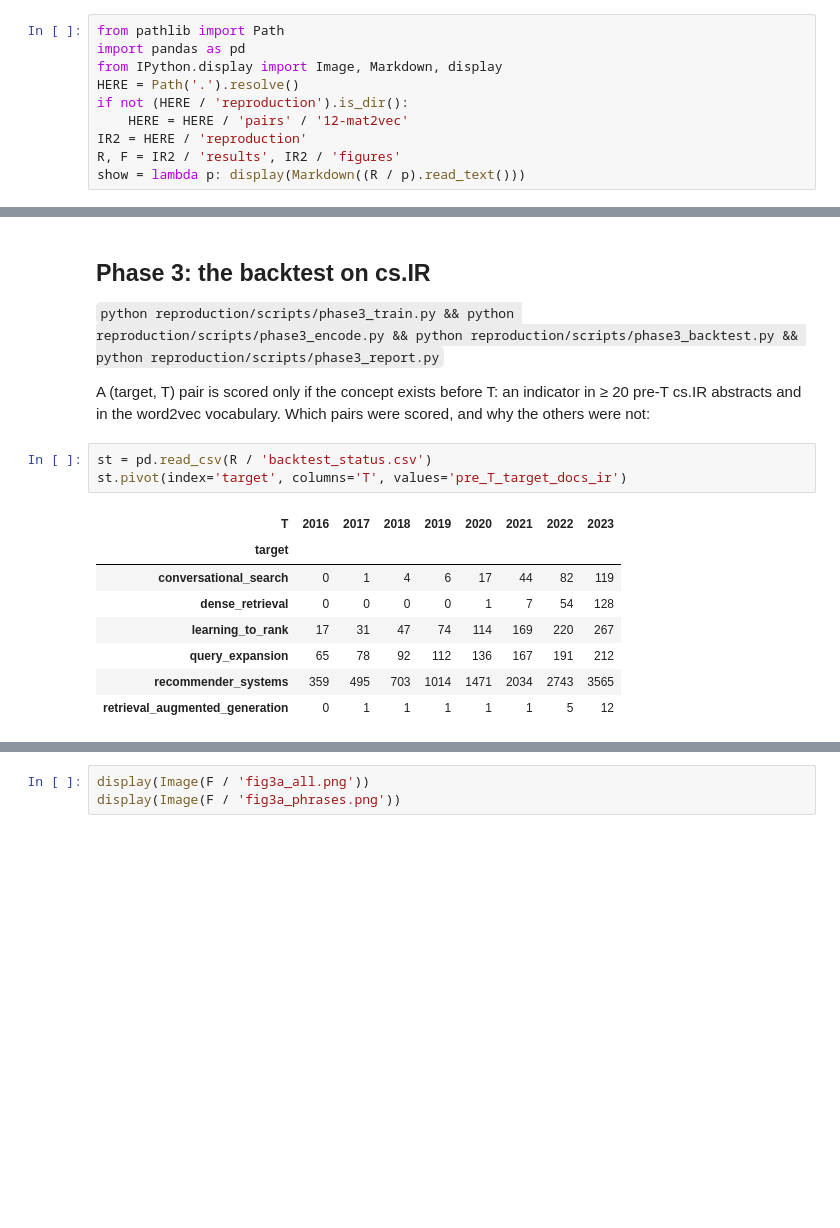
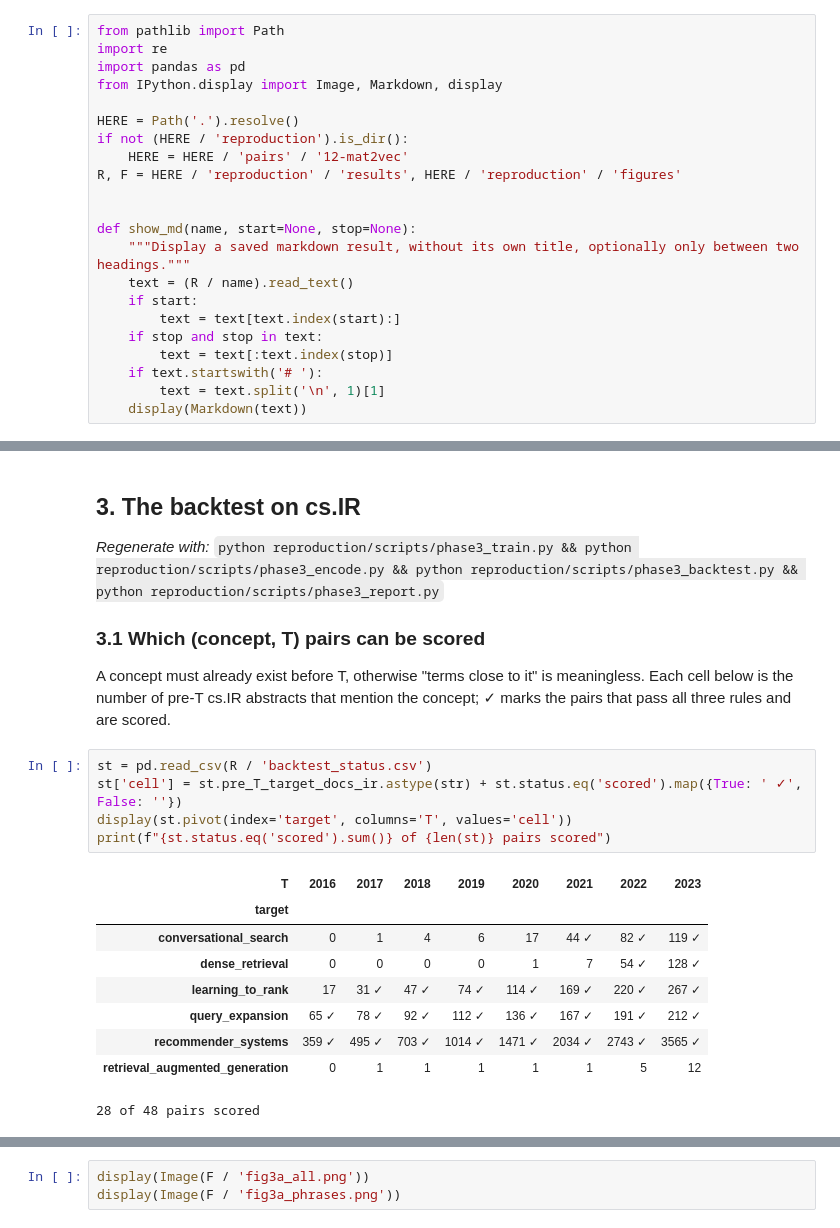
Before and after one commit to alexandre2004costa/mat2vec_IR_experiment, a Jupyter notebook: reproduce.ipynb, the cells around one changed output, grey strips where cells are left out. Saved outputs shown, nothing was run; the diff lists cells and outputs as text; blank space fills up the shorter version.

```diff
--- a/reproduce.ipynb
+++ b/reproduce.ipynb
@@ -7,10 +48,22 @@ This notebook **reads cached artefacts** produced by the scripts in `reproductio
 # %%
 from pathlib import Path
+import re
 import pandas as pd
 from IPython.display import Image, Markdown, display
+
 HERE = Path('.').resolve()
 if not (HERE / 'reproduction').is_dir():
     HERE = HERE / 'pairs' / '12-mat2vec'
-IR2 = HERE / 'reproduction'
-R, F = IR2 / 'results', IR2 / 'figures'
-show = lambda p: display(Markdown((R / p).read_text()))
+R, F = HERE / 'reproduction' / 'results', HERE / 'reproduction' / 'figures'
+
+
+def show_md(name, start=None, stop=None):
+    """Display a saved markdown result, without its own title, optionally only between two headings."""
+    text = (R / name).read_text()
+    if start:
+        text = text[text.index(start):]
+    if stop and stop in text:
+        text = text[:text.index(stop)]
+    if text.startswith('# '):
+        text = text.split('\n', 1)[1]
+    display(Markdown(text))
@@ -60,17 +145,24 @@ show('phase2_cutoffs.md')
 # %% [markdown]
-## Phase 3: the backtest on cs.IR
-`python reproduction/scripts/phase3_train.py && python reproduction/scripts/phase3_encode.py && python reproduction/scripts/phase3_backtest.py && python reproduction/scripts/phase3_report.py`
+## 3. The backtest on cs.IR
 
-A (target, T) pair is scored only if the concept exists before T: an indicator in ≥ 20 pre-T cs.IR abstracts and in the word2vec vocabulary. Which pairs were scored, and why the others were not:
+*Regenerate with:* `python reproduction/scripts/phase3_train.py && python reproduction/scripts/phase3_encode.py && python reproduction/scripts/phase3_backtest.py && python reproduction/scripts/phase3_report.py`
+
+### 3.1 Which (concept, T) pairs can be scored
+
+A concept must already exist before T, otherwise "terms close to it" is meaningless. Each cell below is the number
+of pre-T cs.IR abstracts that mention the concept; ✓ marks the pairs that pass all three rules and are scored.
 # %%
 st = pd.read_csv(R / 'backtest_status.csv')
-st.pivot(index='target', columns='T', values='pre_T_target_docs_ir')
+st['cell'] = st.pre_T_target_docs_ir.astype(str) + st.status.eq('scored').map({True: ' ✓', False: ''})
+display(st.pivot(index='target', columns='T', values='cell'))
+print(f"{st.status.eq('scored').sum()} of {len(st)} pairs scored")
 # %% [output]
 | T | 2016 | 2017 | 2018 | 2019 | 2020 | 2021 | 2022 | 2023 |
 | target |  |  |  |  |  |  |  |  |
-| conversational_search | 0 | 1 | 4 | 6 | 17 | 44 | 82 | 119 |
-| dense_retrieval | 0 | 0 | 0 | 0 | 1 | 7 | 54 | 128 |
-| learning_to_rank | 17 | 31 | 47 | 74 | 114 | 169 | 220 | 267 |
-| query_expansion | 65 | 78 | 92 | 112 | 136 | 167 | 191 | 212 |
-| recommender_systems | 359 | 495 | 703 | 1014 | 1471 | 2034 | 2743 | 3565 |
+| conversational_search | 0 | 1 | 4 | 6 | 17 | 44 ✓ | 82 ✓ | 119 ✓ |
+| dense_retrieval | 0 | 0 | 0 | 0 | 1 | 7 | 54 ✓ | 128 ✓ |
+| learning_to_rank | 17 | 31 ✓ | 47 ✓ | 74 ✓ | 114 ✓ | 169 ✓ | 220 ✓ | 267 ✓ |
+| query_expansion | 65 ✓ | 78 ✓ | 92 ✓ | 112 ✓ | 136 ✓ | 167 ✓ | 191 ✓ | 212 ✓ |
+| recommender_systems | 359 ✓ | 495 ✓ | 703 ✓ | 1014 ✓ | 1471 ✓ | 2034 ✓ | 2743 ✓ | 3565 ✓ |
 | retrieval_augmented_generation | 0 | 1 | 1 | 1 | 1 | 1 | 5 | 12 |
+28 of 48 pairs scored
```
Also changed, not shown: parts of 55 cells of this notebook, 7 other files.
